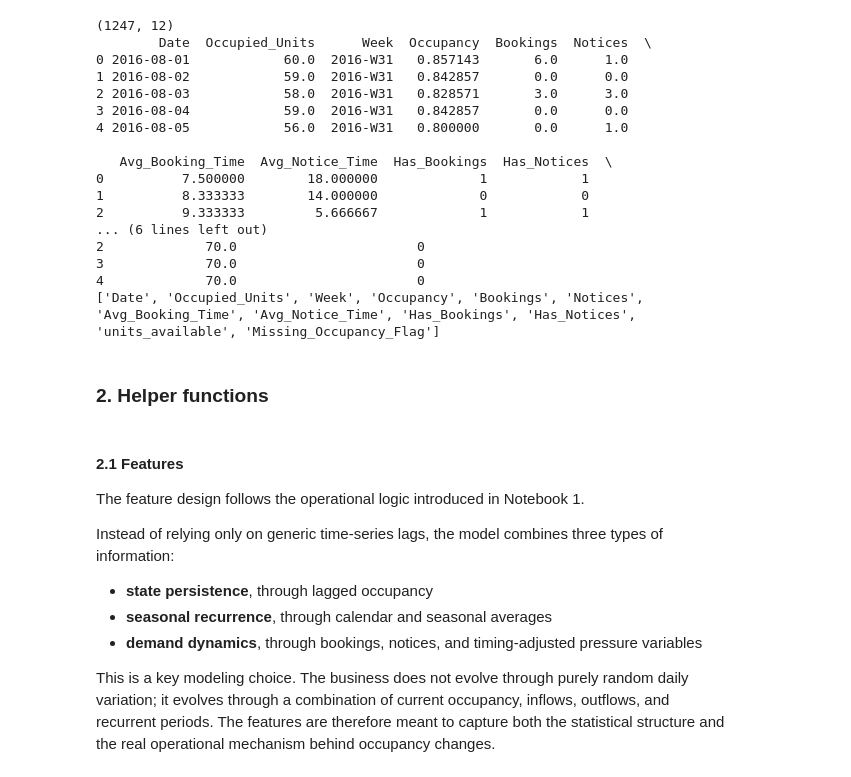
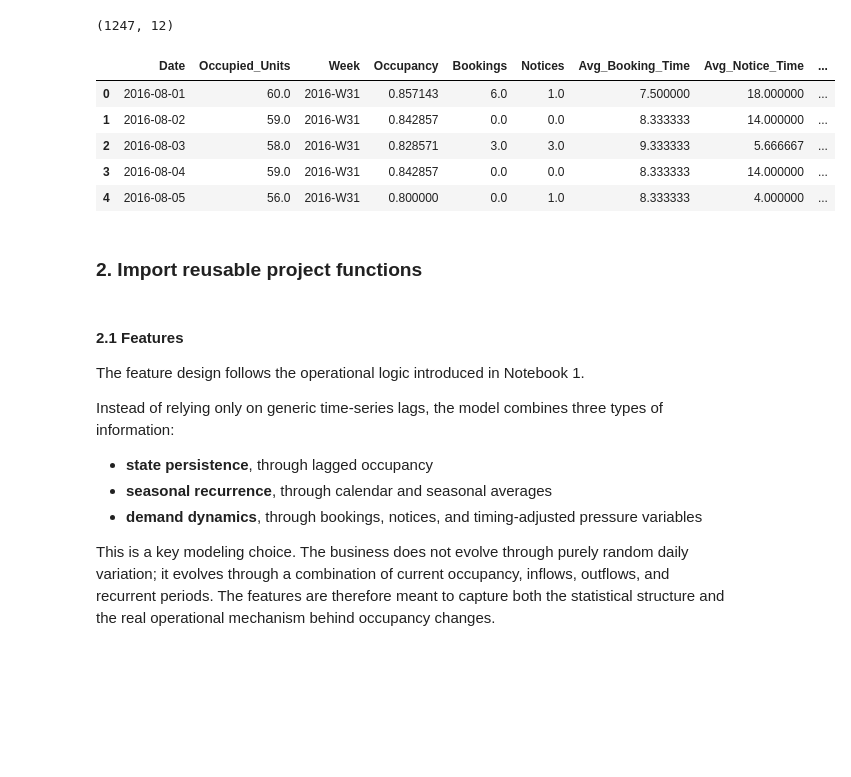
Before and after one commit to adreAnerpGh/demand-forecasting-operational-decision-system, a Jupyter notebook: notebooks/02_forecasting_and_spike_analysis_test=2019.ipynb, the cells around one changed output. Saved outputs shown, nothing was run; the diff lists cells and outputs as text; code cells hidden in the pictures; blank space fills up the shorter version.

```diff
--- a/notebooks/02_forecasting_and_spike_analysis_test=2019.ipynb
+++ b/notebooks/02_forecasting_and_spike_analysis_test=2019.ipynb
@@ -48,41 +39,33 @@ In other words, Notebook 1 created a behaviorally meaningful dataset, and Notebo
 # %%
 import pandas as pd
 import numpy as np
+
+import warnings
+warnings.filterwarnings("ignore", category=FutureWarning)
 
 from sklearn.linear_model import LinearRegression, LogisticRegression, Ridge
 from sklearn.metrics import (
     mean_absolute_error,
     mean_squared_error,
     classification_report,
     confusion_matrix
 )
 
 # Load the cleaned daily dataset built in Notebook 1
 daily = pd.read_csv("daily_cleaned_dataset.csv", parse_dates=["Date"])
 
 print(daily.shape)
-print(daily.head())
-print(daily.columns.tolist())
+daily.head()
 # %% [output]
 (1247, 12)
-        Date  Occupied_Units      Week  Occupancy  Bookings  Notices  \
-0 2016-08-01            60.0  2016-W31   0.857143       6.0      1.0
-1 2016-08-02            59.0  2016-W31   0.842857       0.0      0.0
-2 2016-08-03            58.0  2016-W31   0.828571       3.0      3.0
-3 2016-08-04            59.0  2016-W31   0.842857       0.0      0.0
-4 2016-08-05            56.0  2016-W31   0.800000       0.0      1.0
-
-   Avg_Booking_Time  Avg_Notice_Time  Has_Bookings  Has_Notices  \
-0          7.500000        18.000000             1            1
-1          8.333333        14.000000             0            0
-2          9.333333         5.666667             1            1
-... (6 lines left out)
-2             70.0                       0
-3             70.0                       0
-4             70.0                       0
-['Date', 'Occupied_Units', 'Week', 'Occupancy', 'Bookings', 'Notices', 'Avg_Booking_Time', 'Avg_Notice_Time', 'Has_Bookings', 'Has_Notices', 'units_available', 'Missing_Occupancy_Flag']
+|  | Date | Occupied_Units | Week | Occupancy | Bookings | Notices | Avg_Booking_Time | Avg_Notice_Time | ... |
+| 0 | 2016-08-01 | 60.0 | 2016-W31 | 0.857143 | 6.0 | 1.0 | 7.500000 | 18.000000 | ... |
+| 1 | 2016-08-02 | 59.0 | 2016-W31 | 0.842857 | 0.0 | 0.0 | 8.333333 | 14.000000 | ... |
+| 2 | 2016-08-03 | 58.0 | 2016-W31 | 0.828571 | 3.0 | 3.0 | 9.333333 | 5.666667 | ... |
+| 3 | 2016-08-04 | 59.0 | 2016-W31 | 0.842857 | 0.0 | 0.0 | 8.333333 | 14.000000 | ... |
+| 4 | 2016-08-05 | 56.0 | 2016-W31 | 0.800000 | 0.0 | 1.0 | 8.333333 | 4.000000 | ... |
 # %% [markdown]
-### 2. Helper functions
+### 2. Import reusable project functions
 # %% [markdown]
 #### 2.1 Features
 
```
Also changed, not shown: parts of 34 cells of this notebook, 8 other files.
